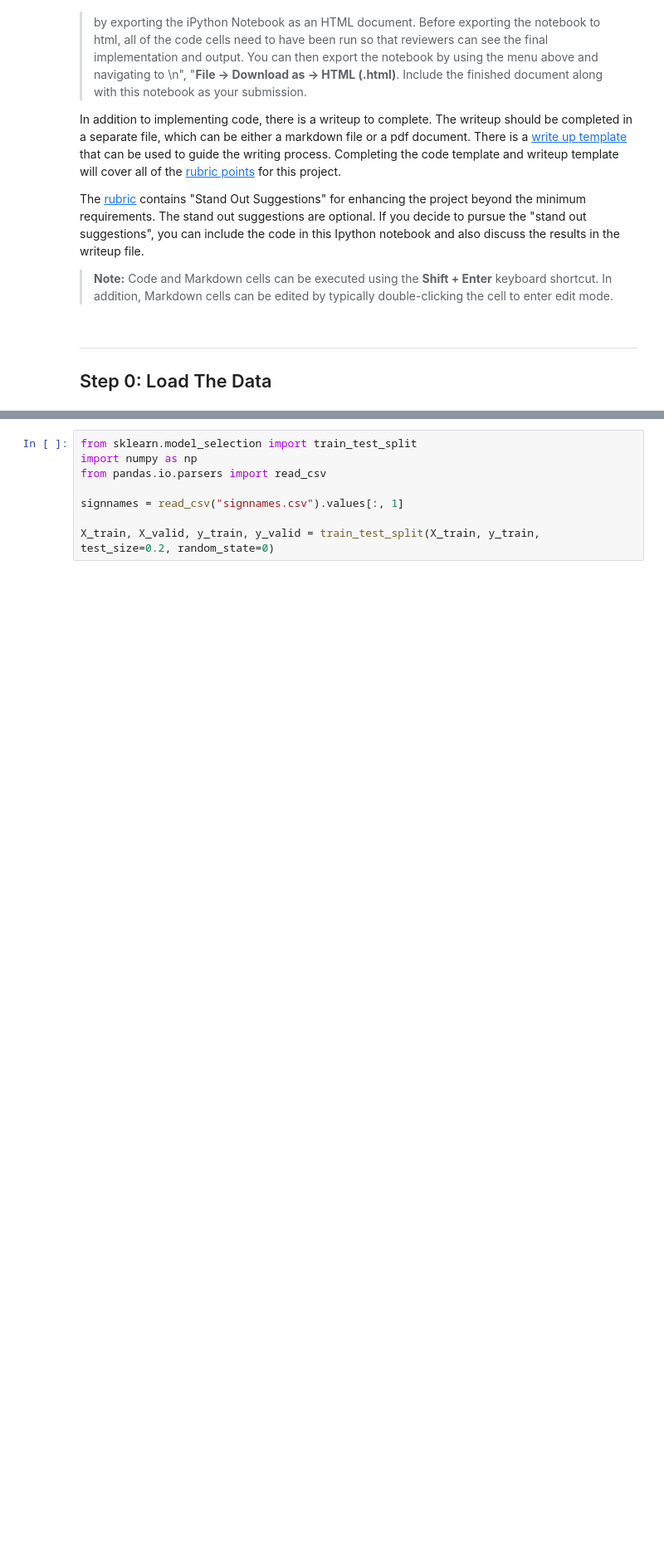
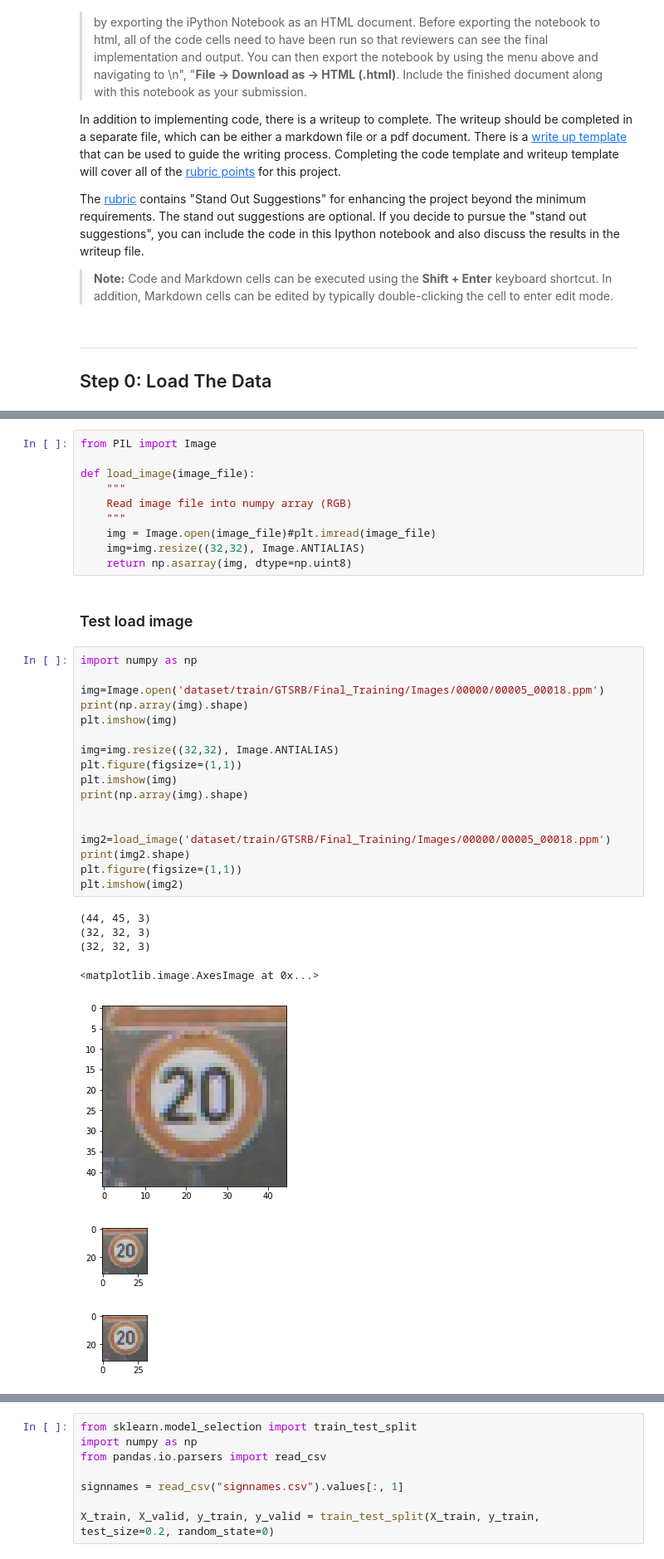
Before and after one commit to redheli/CarND-Traffic-Sign-Classifier-Project, a Jupyter notebook: Traffic_Sign_Classifier.ipynb, the cells around one changed output, grey strips where cells are left out. Shown at 83% size. Drawn from its saved outputs; the diff is of its cells as text; blank space fills up the shorter version.

```diff
--- a/Traffic_Sign_Classifier.ipynb
+++ b/Traffic_Sign_Classifier.ipynb
@@ -44,0 +40,37 @@ X_train, y_train = shuffle(X_train, y_train)
+# %%
+from PIL import Image
+
+def load_image(image_file):
+    """
+    Read image file into numpy array (RGB)
+    """
+    img = Image.open(image_file)#plt.imread(image_file)
+    img=img.resize((32,32), Image.ANTIALIAS)
+    return np.asarray(img, dtype=np.uint8)
+# %% [markdown]
+### Test load image
+# %%
+import numpy as np
+
+img=Image.open('dataset/train/GTSRB/Final_Training/Images/00000/00005_00018.ppm')
+print(np.array(img).shape)
+plt.imshow(img)
+
+img=img.resize((32,32), Image.ANTIALIAS)
+plt.figure(figsize=(1,1))
+plt.imshow(img)
+print(np.array(img).shape)
+
+
+img2=load_image('dataset/train/GTSRB/Final_Training/Images/00000/00005_00018.ppm')
+print(img2.shape)
+plt.figure(figsize=(1,1))
+plt.imshow(img2)
+# %% [output]
+(44, 45, 3)
+(32, 32, 3)
+(32, 32, 3)
+<matplotlib.image.AxesImage at 0x...>
+[figure, added]
+[figure, added]
+[figure, added]
```
Also changed, not shown: parts of 22 cells of this notebook, 1 other file.
